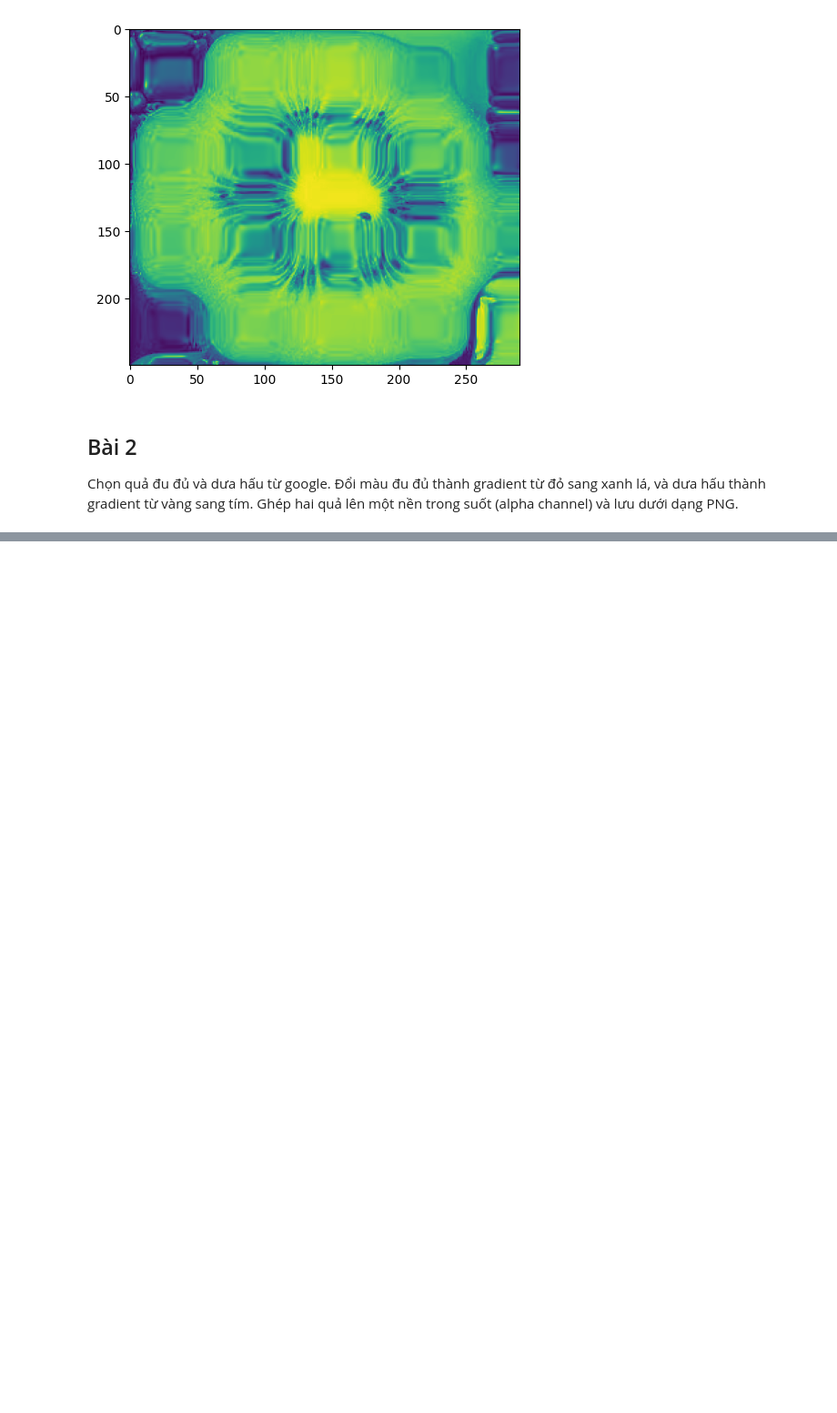
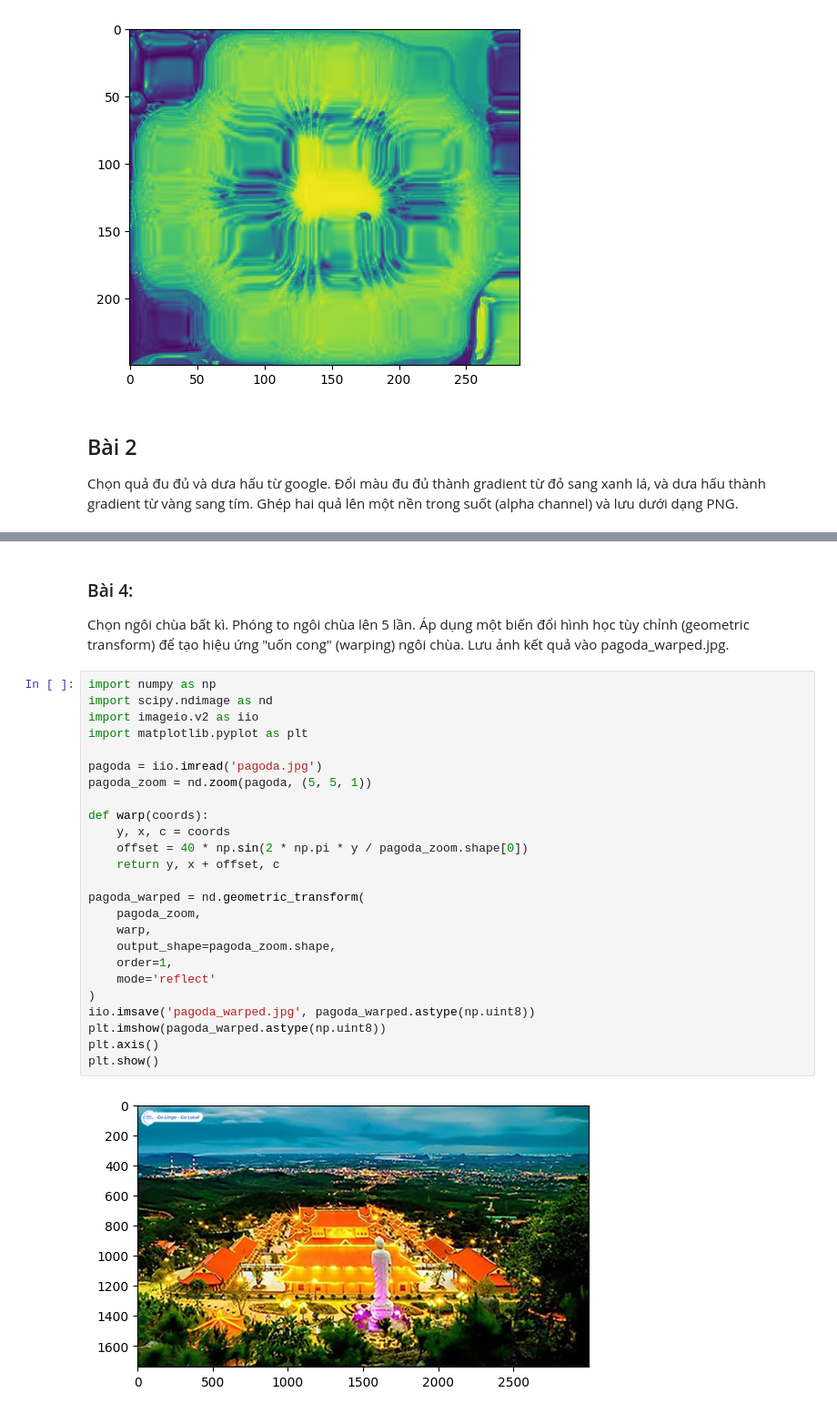
Before and after one commit to Bkhangnguyen/BaiTap_XLAS, a Jupyter notebook: XLA_lab3/XLA_lab3 (1)/TH3.ipynb, the cells around one changed output, grey strips where cells are left out. Shown at 91% size. Cells and saved outputs as stored; diff of their text form; blank space fills up the shorter version.

```diff
--- a/XLA_lab3/XLA_lab3 (1)/TH3.ipynb
+++ b/XLA_lab3/XLA_lab3 (1)/TH3.ipynb
@@ -234,0 +305,34 @@ Ghép hai quả lên một nền trong suốt (alpha channel) và lưu dưới d
+# %% [markdown]
+### Bài 4:
+
+Chọn ngôi chùa bất kì.
+Phóng to ngôi chùa lên 5 lần.
+Áp dụng một biến đổi hình học tùy chỉnh (geometric transform) để tạo hiệu ứng "uốn cong" (warping) ngôi chùa.
+Lưu ảnh kết quả vào pagoda_warped.jpg.
+# %%
+import numpy as np
+import scipy.ndimage as nd
+import imageio.v2 as iio
+import matplotlib.pyplot as plt
+
+pagoda = iio.imread('pagoda.jpg')
+pagoda_zoom = nd.zoom(pagoda, (5, 5, 1))
+
+def warp(coords):
+    y, x, c = coords
+    offset = 40 * np.sin(2 * np.pi * y / pagoda_zoom.shape[0])
+    return y, x + offset, c
+
+pagoda_warped = nd.geometric_transform(
+    pagoda_zoom,
+    warp,
+    output_shape=pagoda_zoom.shape,
+    order=1,
+    mode='reflect'
+)
+iio.imsave('pagoda_warped.jpg', pagoda_warped.astype(np.uint8))
+plt.imshow(pagoda_warped.astype(np.uint8))
+plt.axis()
+plt.show()
+# %% [output]
+[figure, added]
```
Also changed, not shown: parts of 5 cells of this notebook, 13 other files.
